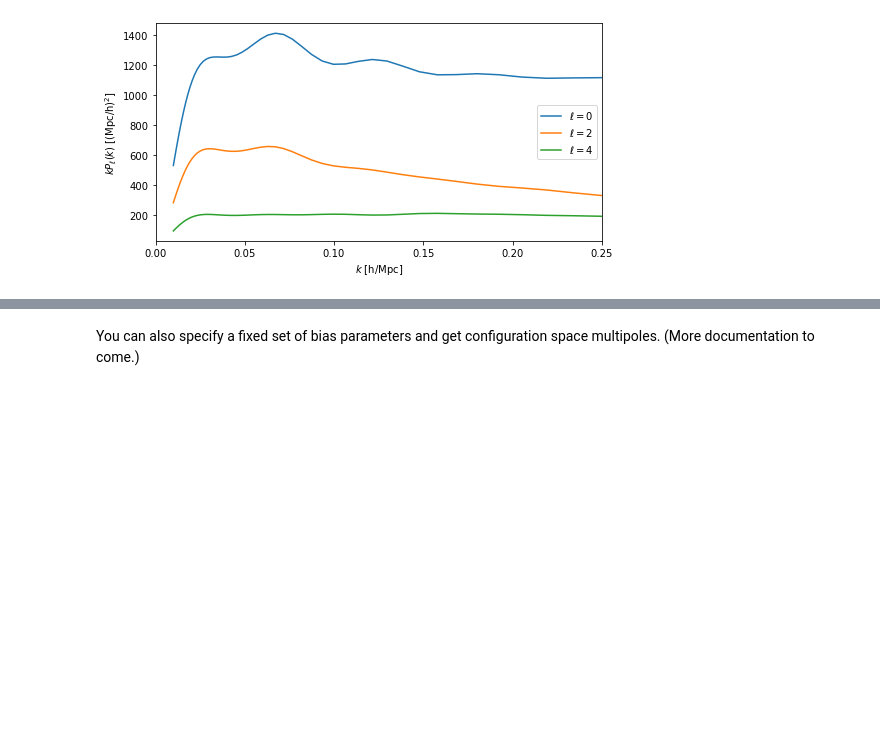
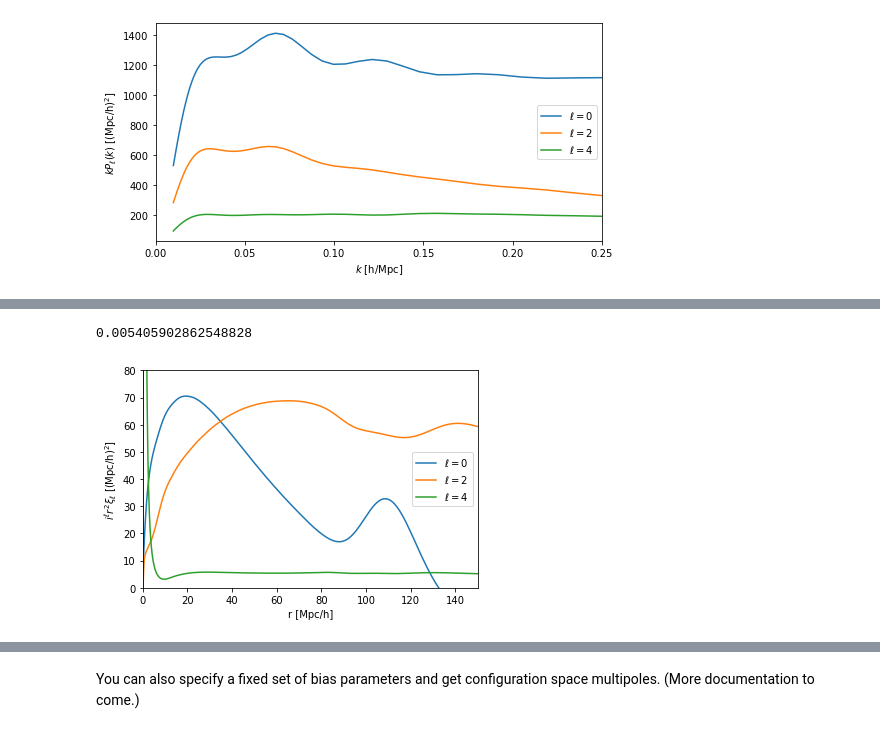
Before and after one commit to sfschen/velocileptors, a Jupyter notebook: Direct LPT RSD Examples.ipynb, the cells around one changed output, grey strips where cells are left out. Saved outputs shown, nothing was run; the diff lists cells and outputs as text; code cells hidden in the pictures; blank space fills up the shorter version.

```diff
--- a/Direct LPT RSD Examples.ipynb
+++ b/Direct LPT RSD Examples.ipynb
@@ -164,3 +190,28 @@ plt.show()
+# %%
+# And another if you want to avoid zero crossing altogethr by interpolating before it hits some
+# minimum fraction of the max of p_ell
+
+t1 = time.time()
+xi0m, xi2m, xi4m = lpt.combine_bias_terms_xiell(pars, method='min_cut')
+t2 = time.time()
+print(t2-t1)
+
+plt.plot(xi0[0],  xi0[0]**2 * xi0m[1], label=r'$\ell = 0$')
+plt.plot(xi2[0], -xi2[0]**2 * xi2m[1], label=r'$\ell = 2$')
+plt.plot(xi4[0],  xi4[0]**2 * xi4m[1], label=r'$\ell = 4$')
+
+
+#
+plt.xlabel(r'r [Mpc/h]')
+plt.ylabel(r'$i^\ell r^2 \xi_\ell$ [(Mpc/h)$^2$]')
+plt.legend()
+#
+plt.xlim(0,150)
+plt.ylim(0,80)
+plt.show()
+# %% [output]
+0.005405902862548828
+[figure, added]
 # %%
 # You can also vary bias parameters to (almost) instantaneously produce
 # configuration space correlation function multipoles:
```
Also changed, not shown: parts of 6 cells of this notebook, 2 other files.
